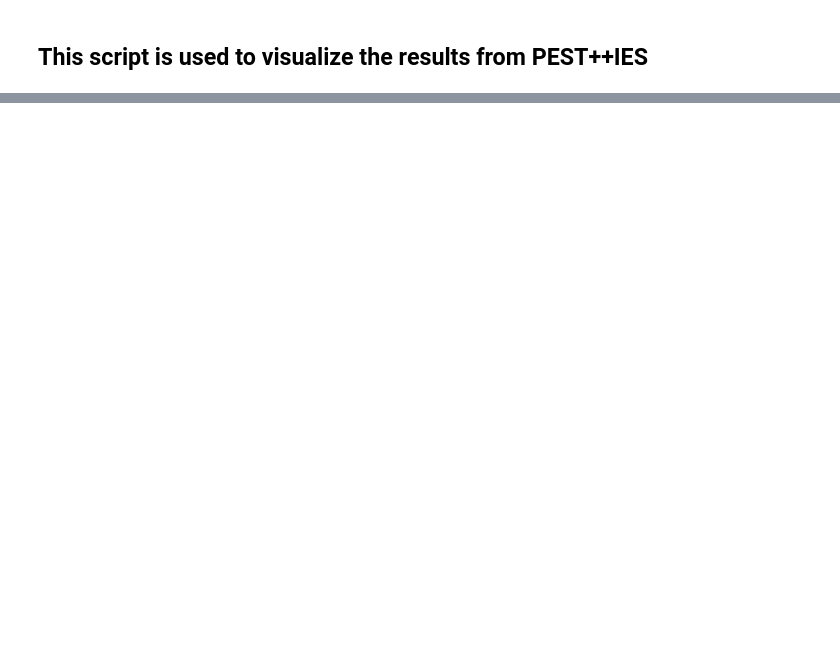
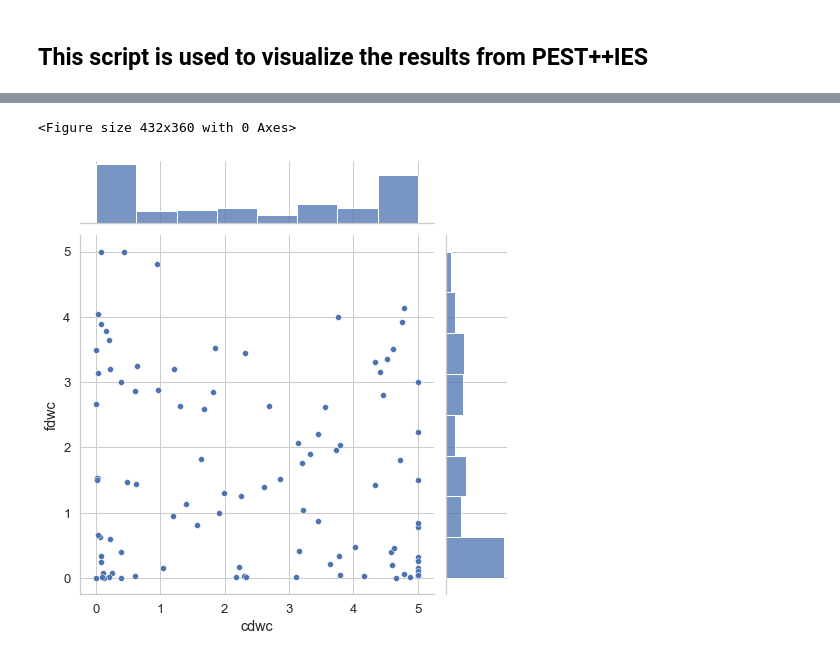
Before and after one commit to QianWanghhu/predict_uq, a Jupyter notebook: src/notebooks/visualization.ipynb, the cells around one changed output, grey strips where cells are left out. Cells and saved outputs as stored; diff of their text form; code cells hidden in the pictures; blank space fills up the shorter version.

```diff
--- a/src/notebooks/visualization.ipynb
+++ b/src/notebooks/visualization.ipynb
@@ -51,0 +92,40 @@ ax = sns.pairplot(pars,kind='scatter',diag_kind='hist') #[joint_columns],
+# %%
+# Scatter plot of DRP and DRF
+k = 3
+fpath = fpaths[k]
+ind_result = ind_results[k]
+pars = pd.read_csv(f'{fpath}126001A.{ind_result}.par.csv', index_col = 'real_name')
+obs = pd.read_csv(f'{fpath}126001A.{ind_result}.obs.csv', index_col = 'real_name')
+
+pars_fix = pd.read_csv(f'{fpaths[3]}126001A.{ind_results[3]}.par.csv', index_col = 'real_name')
+obs_fix = pd.read_csv(f'{fpaths[3]}126001A.{ind_results[3]}.obs.csv', index_col = 'real_name')
+phi_group_fix = pd.read_csv(f'{fpaths[3]}126001A.phi.group.csv')
+# transform parameters into the original ranges
+# read files containing parameter ranges
+par_range = pd.read_csv(f'{fpath}parameters.tpl', skiprows=1, index_col = 'parameter')
+for col in list(par_range.index):
+    val_low, val_up = par_range.loc[col, 'lower'], par_range.loc[col, 'upper']
+    pars[col.lower()] = pars[col.lower()]*(val_up - val_low) / 100 + val_low
+    pars_fix[col.lower()] = pars_fix[col.lower()]*(val_up - val_low) / 100 + val_low
+
+pars.drop(columns=['lcf'], inplace=True)
+pars.reset_index(inplace=True)
+pars_fix.drop(columns=['lcf'], inplace=True)
+pars_fix.reset_index(inplace=True)
+# select the parameter columns to plot
+joint_columns = [*pars.columns[:3], *pars.columns[-2:]]
+# plot the realizations of parameter ensemble
+fig = plt.figure(figsize=(6, 5))
+sns.set(font_scale=1.2)
+sns.set_style('whitegrid')
+ax = sns.jointplot(x = 'cdwc', y='fdwc', data=pars, color='b', height=7)
+# sns.scatterplot(pars_fix['cdwc'].values, pars_fix['fdwc'].values, ax=ax, ec='k', marker='o', s=60, color='green', alpha=0.7);
+
+# ax.vlines(1.5, 0, 5, colors='grey', alpha=0.5, lw=3, ls='--')
+# ax.hlines(2.3, 0, 5, colors='green', alpha=0.5, lw=3, ls='--')
+ax.set_axis_labels('cDWC', 'fDWC');
+# plt.xlabel('fDWC');
+plt.savefig(f'{fig_path}cdwc_fdwc.png', format='png', dpi=300)
+# %% [output]
+<Figure size 432x360 with 0 Axes>
+[figure, added]
```
Also changed, not shown: parts of 13 cells of this notebook.
